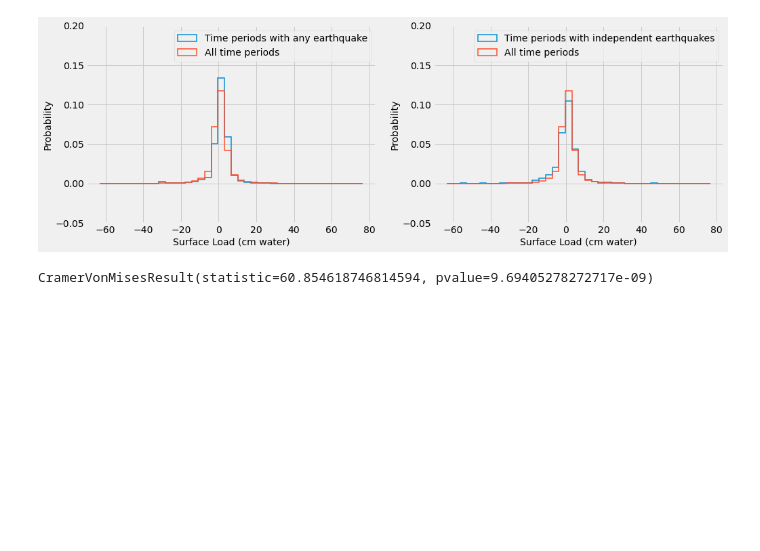
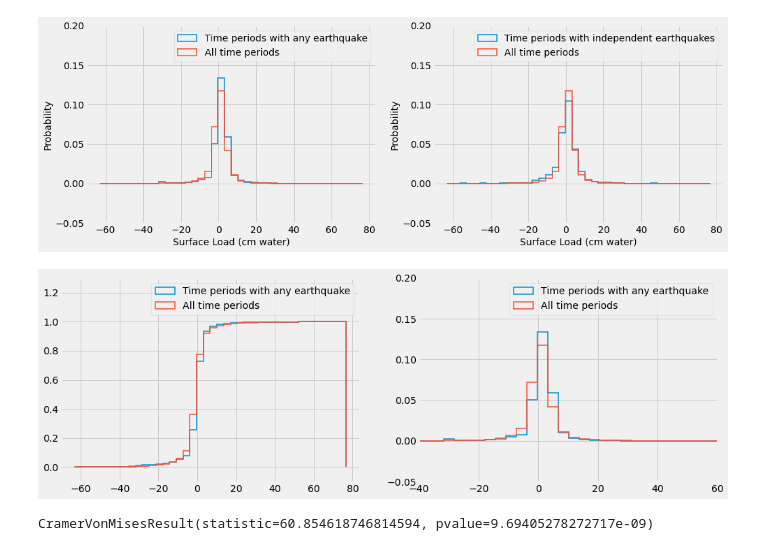
Before and after one commit to epic-research-group/surface-load-quakes, a Jupyter notebook: surface-load-earthquake-relationship.ipynb, the cells around one changed output. Saved outputs shown, nothing was run; the diff lists cells and outputs as text; code cells hidden in the pictures; blank space fills up the shorter version.

```diff
--- a/surface-load-earthquake-relationship.ipynb
+++ b/surface-load-earthquake-relationship.ipynb
@@ -84,6 +81,33 @@ plt.show()
 # %% [output]
 [figure]
 [figure]
+# %%
+def plot_hist(all_time_periods, earthquake_only):
+
+    fig,ax = plt.subplots(1, 2, figsize=(15,5))
+    ax = plt.subplot(1,2,1)
+
+    plt.style.use('fivethirtyeight')
+    bins = np.histogram(earthquake_only, 40)[1]
+    ax.hist(earthquake_only, bins, density = True, cumulative=True, histtype='step',
+            label='Time periods with any earthquake',linewidth=1.5)
+    ax.hist(all_time_periods.data.flatten(), bins, density = True, cumulative=True,histtype='step',
+            label='All time periods',linewidth=1.5)
+    ax.set_ylim((-0.1,1.3))
+    ax.legend()
+
+    ax = plt.subplot(1,2,2)
+    ax.hist(earthquake_only, bins, density = True, cumulative=False, histtype='step',
+            label='Time periods with any earthquake',linewidth=1.5)
+    ax.hist(all_time_periods.data.flatten(), bins, density = True, cumulative=False,histtype='step',
+            label='All time periods',linewidth=1.5)
+    ax.set_ylim((-0.05,0.2))
+    ax.set_xlim((-40,60))
+    ax.legend()
+# %%
+plot_hist(ds['lwe_thickness'],catalog['dmass'])
+# %% [output]
+[figure, added]
 # %%
 # What is the probability that the two results are the same?
 # if p-value < significance level, reject that samples are from same distribution
```
Also changed, not shown: parts of 8 cells of this notebook, 1 other file.
